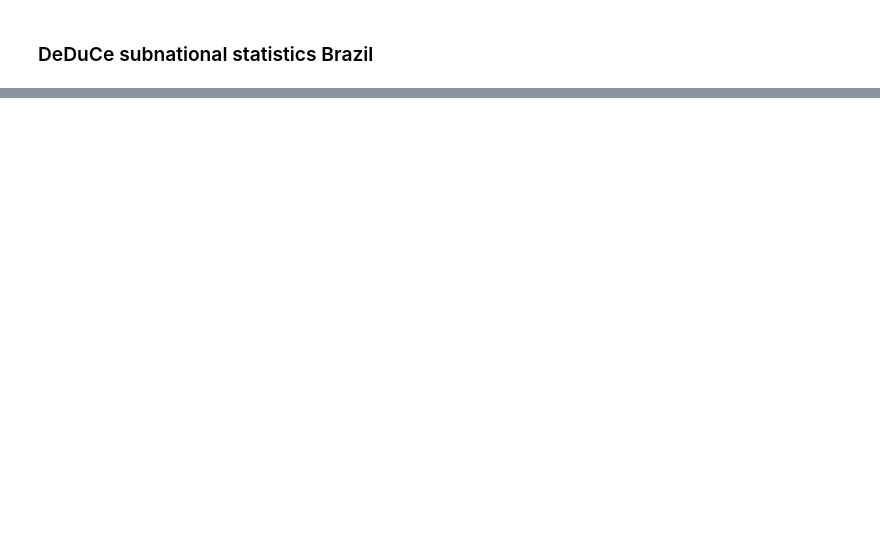
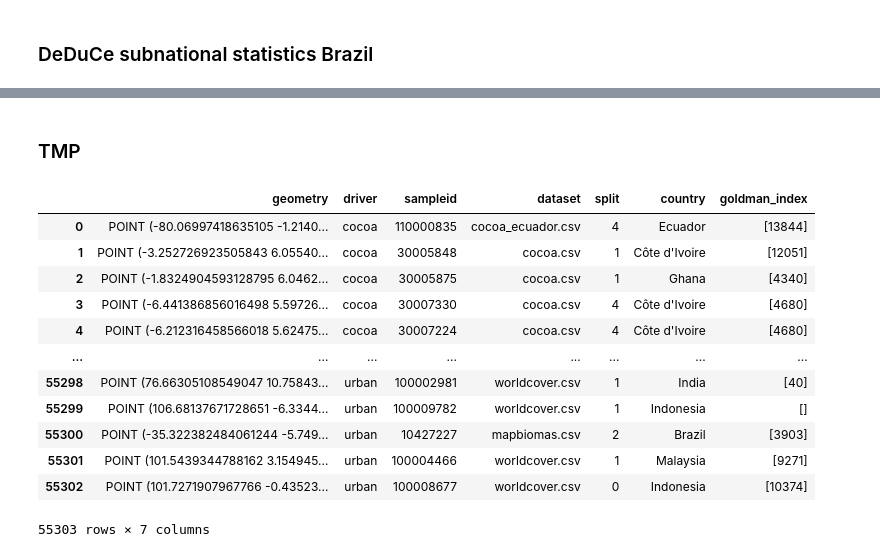
Before and after one commit to janpisl/location-encoding, a Jupyter notebook: notebooks/DeDuCE data processing.ipynb, the cells around one changed output, grey strips where cells are left out. Cells and saved outputs as stored; diff of their text form; code cells hidden in the pictures; blank space fills up the shorter version.

```diff
--- a/notebooks/DeDuCE data processing.ipynb
+++ b/notebooks/DeDuCE data processing.ipynb
@@ -292,0 +294,2 @@ array(['Ecuador', "Côte d'Ivoire", 'Ghana', 'Colombia', 'Brazil',
+# %% [markdown]
+### TMP
@@ -292,0 +298,18 @@ array(['Ecuador', "Côte d'Ivoire", 'Ghana', 'Colombia', 'Brazil',
+# %%
+goldman = pd.read_csv('../data/tmp/labels_55k_goldman.csv')
+# %%
+goldman
+# %% [output]
+|  | geometry | driver | sampleid | dataset | split | country | goldman_index |
+| 0 | POINT (-80.06997418635105 -1.2140... | cocoa | 110000835 | cocoa_ecuador.csv | 4 | Ecuador | [13844] |
+| 1 | POINT (-3.252726923505843 6.05540... | cocoa | 30005848 | cocoa.csv | 1 | Côte d'Ivoire | [12051] |
+| 2 | POINT (-1.8324904593128795 6.0462... | cocoa | 30005875 | cocoa.csv | 1 | Ghana | [4340] |
+| 3 | POINT (-6.441386856016498 5.59726... | cocoa | 30007330 | cocoa.csv | 4 | Côte d'Ivoire | [4680] |
+| 4 | POINT (-6.212316458566018 5.62475... | cocoa | 30007224 | cocoa.csv | 4 | Côte d'Ivoire | [4680] |
+| ... | ... | ... | ... | ... | ... | ... | ... |
+| 55298 | POINT (76.66305108549047 10.75843... | urban | 100002981 | worldcover.csv | 1 | India | [40] |
+| 55299 | POINT (106.68137671728651 -6.3344... | urban | 100009782 | worldcover.csv | 1 | Indonesia | [] |
+| 55300 | POINT (-35.322382484061244 -5.749... | urban | 10427227 | mapbiomas.csv | 2 | Brazil | [3903] |
+| 55301 | POINT (101.5439344788162 3.154945... | urban | 100004466 | worldcover.csv | 1 | Malaysia | [9271] |
+| 55302 | POINT (101.7271907967766 -0.43523... | urban | 100008677 | worldcover.csv | 0 | Indonesia | [10374] |
+55303 rows × 7 columns
```
Also changed, not shown: parts of 13 cells of this notebook, 13 other files.
